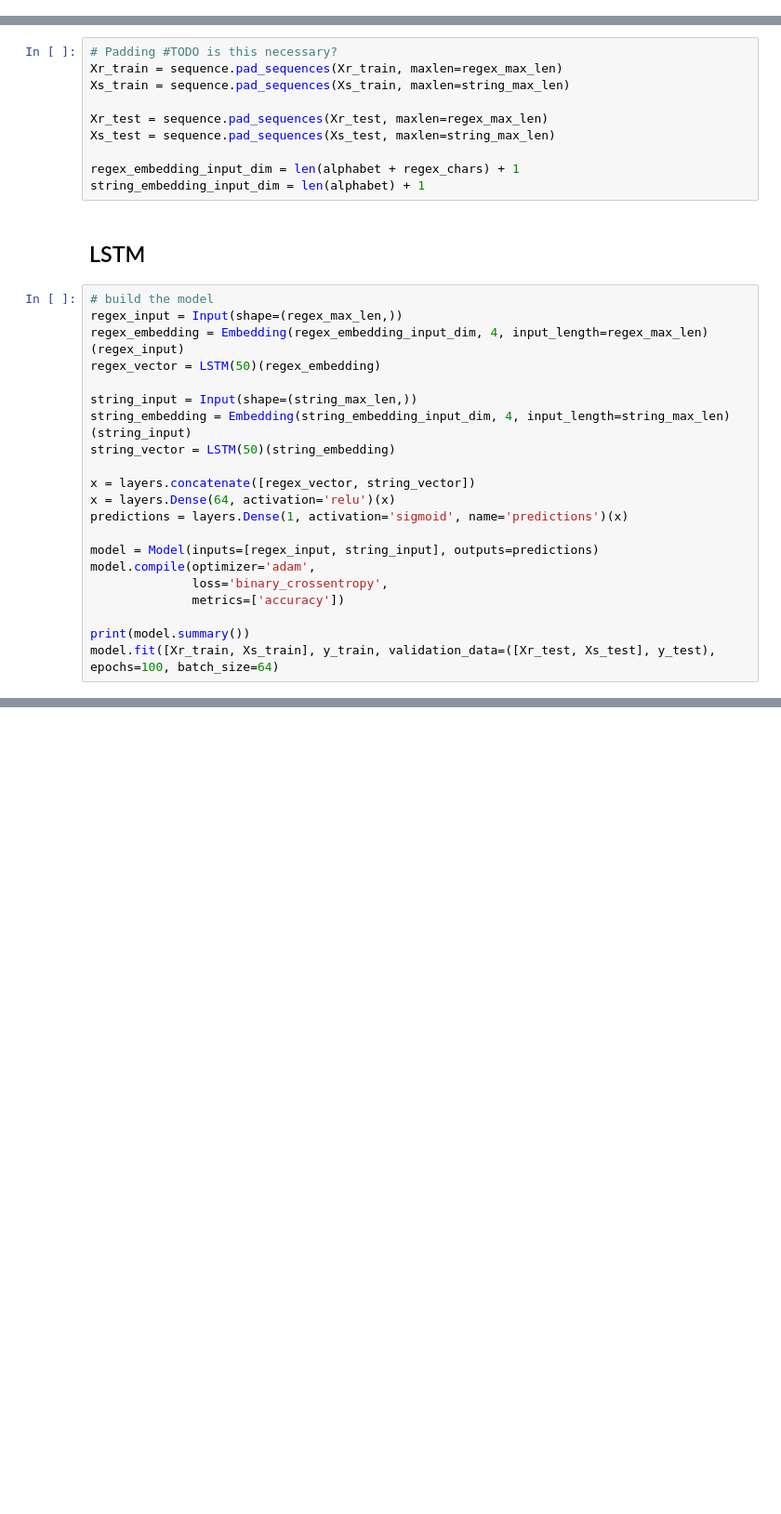
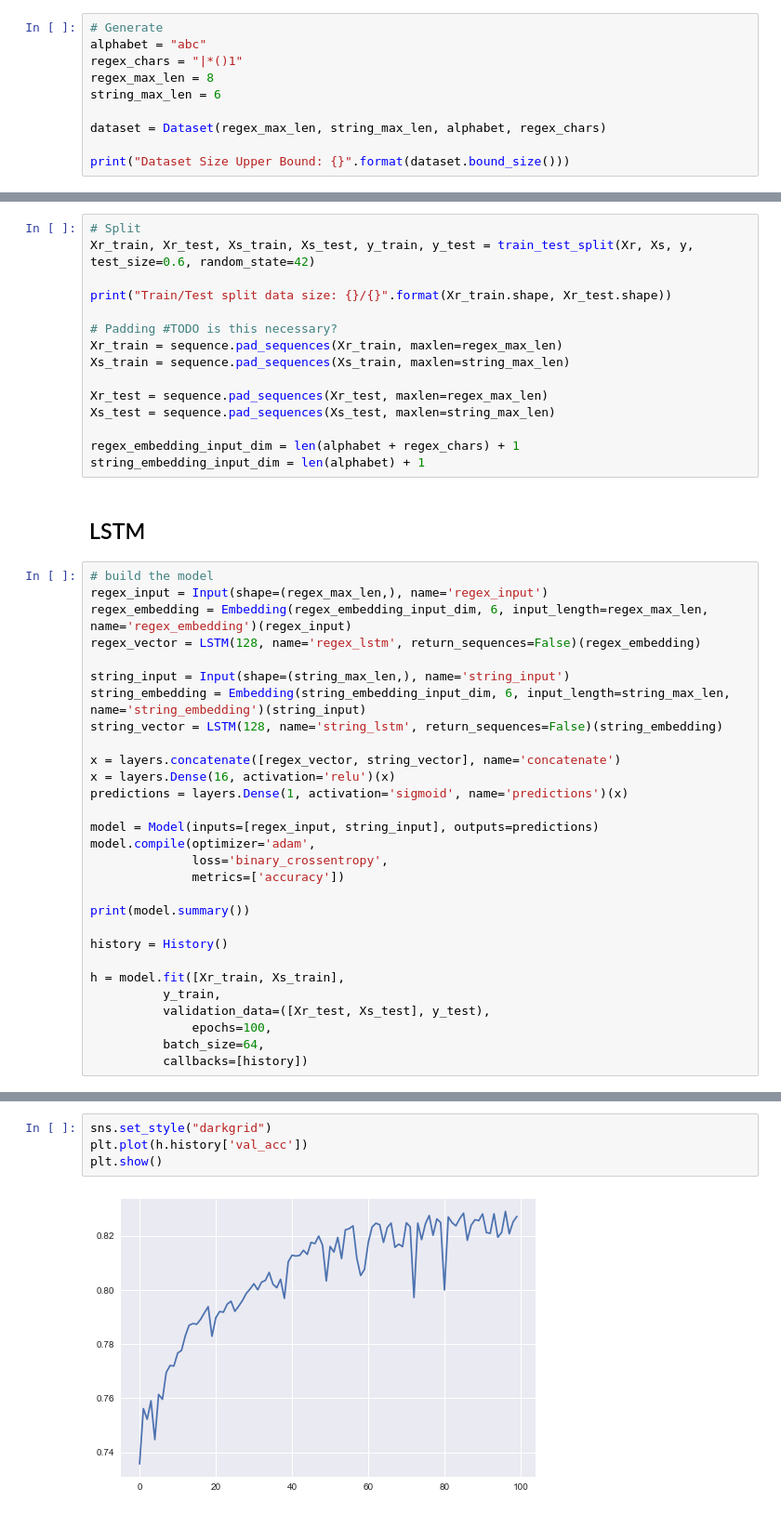
Before and after one commit to ischeinfeld/cs257project, a Jupyter notebook: code/Dual LSTM.ipynb, the cells around one changed output, grey strips where cells are left out. Shown at 93% size. Saved outputs shown, nothing was run; the diff lists cells and outputs as text; blank space fills up the shorter version.

```diff
--- a/code/Dual LSTM.ipynb
+++ b/code/Dual LSTM.ipynb
@@ -95,3 +30,13 @@ RuntimeError: generator ignored GeneratorExit
 ## Generate Dataset
 # %% [markdown]
 ### Generate, Balance, and Split
+# %%
+# Generate
+alphabet = "abc"
+regex_chars = "|*()1"
+regex_max_len = 8
+string_max_len = 6
+
+dataset = Dataset(regex_max_len, string_max_len, alphabet, regex_chars)
+
+print("Dataset Size Upper Bound: {}".format(dataset.bound_size()))
@@ -133,6 +69,11 @@ Train/Test split data size: (2315,)/(1141,)
 # %% [markdown]
 ### Prepare
 # %%
+# Split
+Xr_train, Xr_test, Xs_train, Xs_test, y_train, y_test = train_test_split(Xr, Xs, y, test_size=0.6, random_state=42)
+
+print("Train/Test split data size: {}/{}".format(Xr_train.shape, Xr_test.shape))
+
 # Padding #TODO is this necessary?
 Xr_train = sequence.pad_sequences(Xr_train, maxlen=regex_max_len)
 Xs_train = sequence.pad_sequences(Xs_train, maxlen=string_max_len)
@@ -146,16 +87,16 @@ string_embedding_input_dim = len(alphabet) + 1
 ## LSTM
 # %%
 # build the model
-regex_input = Input(shape=(regex_max_len,))
-regex_embedding = Embedding(regex_embedding_input_dim, 4, input_length=regex_max_len)(regex_input)
-regex_vector = LSTM(50)(regex_embedding)
+regex_input = Input(shape=(regex_max_len,), name='regex_input')
+regex_embedding = Embedding(regex_embedding_input_dim, 6, input_length=regex_max_len, name='regex_embedding')(regex_input)
+regex_vector = LSTM(128, name='regex_lstm', return_sequences=False)(regex_embedding)
 
-string_input = Input(shape=(string_max_len,))
-string_embedding = Embedding(string_embedding_input_dim, 4, input_length=string_max_len)(string_input)
-string_vector = LSTM(50)(string_embedding)
+string_input = Input(shape=(string_max_len,), name='string_input')
+string_embedding = Embedding(string_embedding_input_dim, 6, input_length=string_max_len, name='string_embedding')(string_input)
+string_vector = LSTM(128, name='string_lstm', return_sequences=False)(string_embedding)
 
-x = layers.concatenate([regex_vector, string_vector])
-x = layers.Dense(64, activation='relu')(x)
+x = layers.concatenate([regex_vector, string_vector], name='concatenate')
+x = layers.Dense(16, activation='relu')(x)
 predictions = layers.Dense(1, activation='sigmoid', name='predictions')(x)
 
 model = Model(inputs=[regex_input, string_input], outputs=predictions)
@@ -164,7 +105,15 @@ model.compile(optimizer='adam',
               metrics=['accuracy'])
 
 print(model.summary())
-model.fit([Xr_train, Xs_train], y_train, validation_data=([Xr_test, Xs_test], y_test), epochs=100, batch_size=64)
+
+history = History()
+
+h = model.fit([Xr_train, Xs_train],
+          y_train,
+          validation_data=([Xr_test, Xs_test], y_test),
+              epochs=100,
+          batch_size=64,
+          callbacks=[history])
 # %% [output]
 __________________________________________________________________________________________________
 Layer (type)                    Output Shape         Param #     Connected to
@@ -192,0 +144,6 @@ Accuracy: 90.71%
+# %%
+sns.set_style("darkgrid")
+plt.plot(h.history['val_acc'])
+plt.show()
+# %% [output]
+[figure, added]
```
Also changed, not shown: parts of 15 cells of this notebook, 1 other file.
